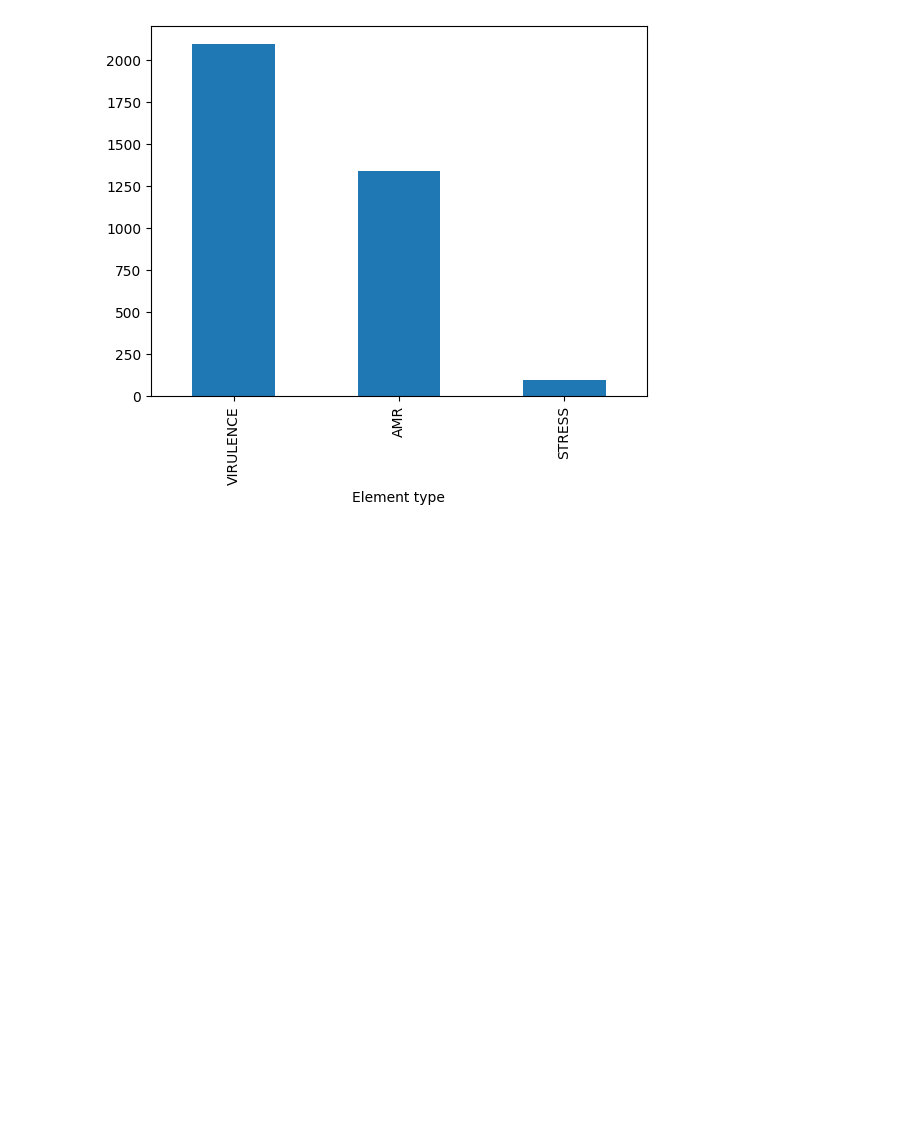
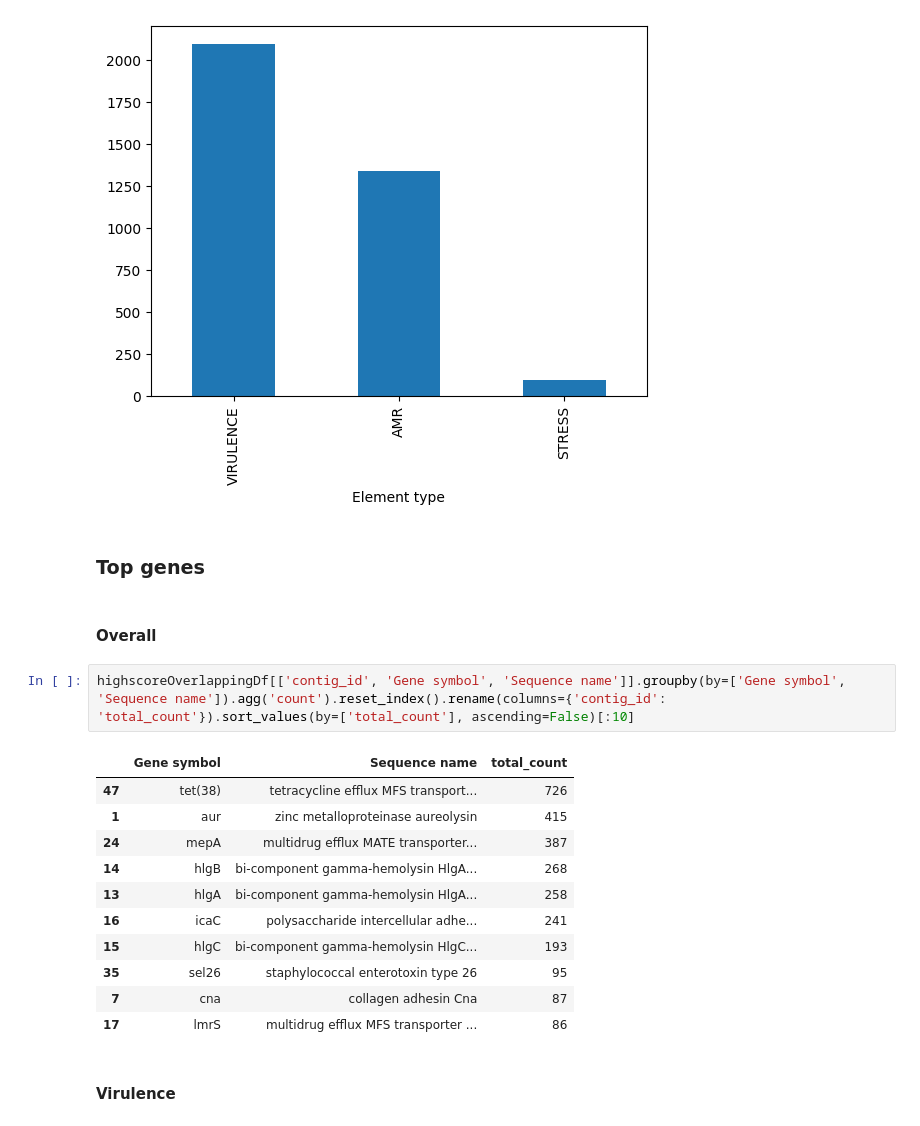
Before and after one commit to ryashpal/alfred-data-analysis, a Jupyter notebook: notebooks/genome_nlp_tokens/token_amrgene_overlaps_saur.ipynb, the cells around one changed output. Cells and saved outputs as stored; diff of their text form; blank space fills up the shorter version.

```diff
--- a/notebooks/genome_nlp_tokens/token_amrgene_overlaps_saur.ipynb
+++ b/notebooks/genome_nlp_tokens/token_amrgene_overlaps_saur.ipynb
@@ -264,3 +266,23 @@ highscoreOverlappingDf['Element type'].value_counts().plot(kind = 'bar')
 # %% [output]
 <Axes: xlabel='Element type'>
 [figure]
+# %% [markdown]
+### Top genes
+# %% [markdown]
+#### Overall
+# %%
+highscoreOverlappingDf[['contig_id', 'Gene symbol', 'Sequence name']].groupby(by=['Gene symbol', 'Sequence name']).agg('count').reset_index().rename(columns={'contig_id': 'total_count'}).sort_values(by=['total_count'], ascending=False)[:10]
+# %% [output]
+|  | Gene symbol | Sequence name | total_count |
+| 47 | tet(38) | tetracycline efflux MFS transport... | 726 |
+| 1 | aur | zinc metalloproteinase aureolysin | 415 |
+| 24 | mepA | multidrug efflux MATE transporter... | 387 |
+| 14 | hlgB | bi-component gamma-hemolysin HlgA... | 268 |
+| 13 | hlgA | bi-component gamma-hemolysin HlgA... | 258 |
+| 16 | icaC | polysaccharide intercellular adhe... | 241 |
+| 15 | hlgC | bi-component gamma-hemolysin HlgC... | 193 |
+| 35 | sel26 | staphylococcal enterotoxin type 26 | 95 |
+| 7 | cna | collagen adhesin Cna | 87 |
+| 17 | lmrS | multidrug efflux MFS transporter ... | 86 |
+# %% [markdown]
+#### Virulence
```
Also changed, not shown: parts of 10 cells of this notebook, 1 other file.
